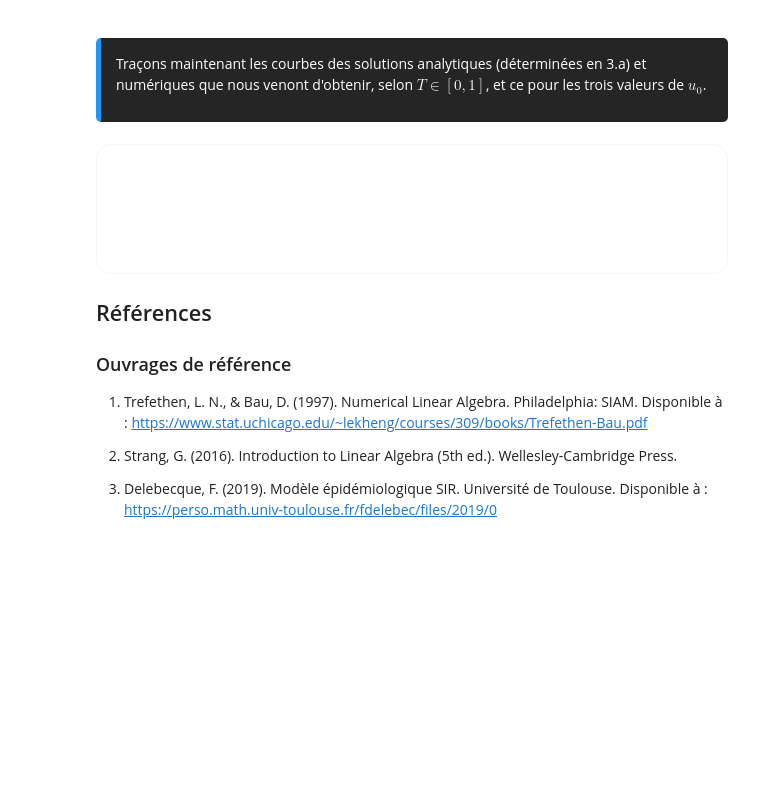
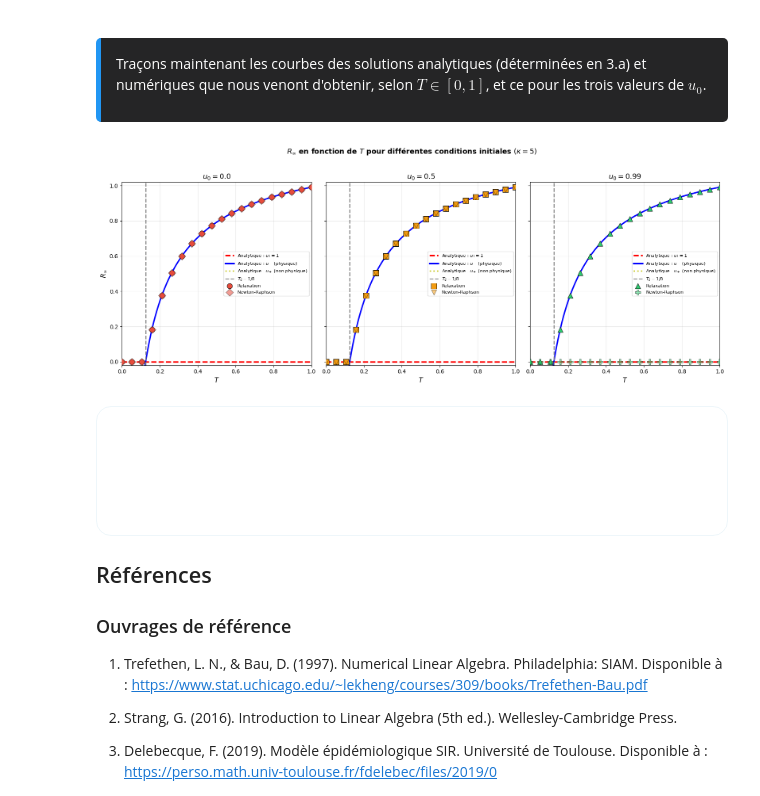
Before and after one commit to PhD-Brown/PHY-3500, a Jupyter notebook: TP_3/draft_Justine.ipynb, the cells around one changed output. Cells and saved outputs as stored; diff of their text form; code cells hidden in the pictures; blank space fills up the shorter version.

```diff
--- a/TP_3/draft_Justine.ipynb
+++ b/TP_3/draft_Justine.ipynb
@@ -2287,35 +2371,37 @@ colors    = ['#E74C3C', '#F39C12', '#2ECC71']
 for idx, (u0, ax) in enumerate(zip(u0_vals, axes)):
 
     # Courbes analytiques
     ax.plot(T_fine, R_u1,   'r--', lw=2.5, label='Analytique : $u_1 = 1$')
     ax.plot(T_fine, R_moins, 'b-', lw=2.5, label='Analytique : $u_-$ (physique)')
     ax.plot(T_fine, R_plus,  'y:', lw=2.5, label='Analytique : $u_+$ (non physique)')
     ax.axvline(1/8, color='gray', ls='--', lw=1.8, label='$T_c = 1/8$')
 
     # Points numériques
-    R_r = [R_inf(T, résultats_relaxation[u0][i])    for i, T in enumerate(T_dist)]
-    R_n = [R_inf(T, résultats_NewtonRaphson[u0][i]) for i, T in enumerate(T_dist)]
+    R_r = [R_inf(T, resultats_relaxation[u0][i])    for i, T in enumerate(T_dist)]
+    R_n = [R_inf(T, resultats_NewtonRaphson[u0][i]) for i, T in enumerate(T_dist)]
 
     ax.scatter(T_dist, R_r, marker=markers_r[idx], s=90, color=colors[idx],
                edgecolors='k', lw=0.7, zorder=5,
                label=f'Relaxation')
     ax.scatter(T_dist, R_n, marker=markers_n[idx], s=90, color=colors[idx],
                edgecolors='k', lw=0.7, zorder=5, alpha=0.55,
                label=f'Newton-Raphson')
 
     ax.set_title(f'$u_0 = {u0}$', fontsize=13, fontweight='bold')
     ax.set_xlabel('$T$', fontsize=12)
     ax.set_xlim(0, 1)
     ax.set_ylim(-0.02, 1.02)
     ax.legend(fontsize=8)
     ax.grid(True, alpha=0.3)
 
 axes[0].set_ylabel('$R_\\infty$', fontsize=12)
 
 fig.suptitle('$R_\\infty$ en fonction de $T$ pour différentes conditions initiales $(\\kappa = 5)$',
              fontsize=13, fontweight='bold', y=1.02)
 plt.tight_layout()
 plt.show()
+# %% [output]
+[figure, added]
 # %% [markdown]
 <div style="
     background: linear-gradient(135deg, #0f0c29 0%, #302b63 50%, #24243e 100%);
```
Also changed, not shown: parts of 8 cells of this notebook.
